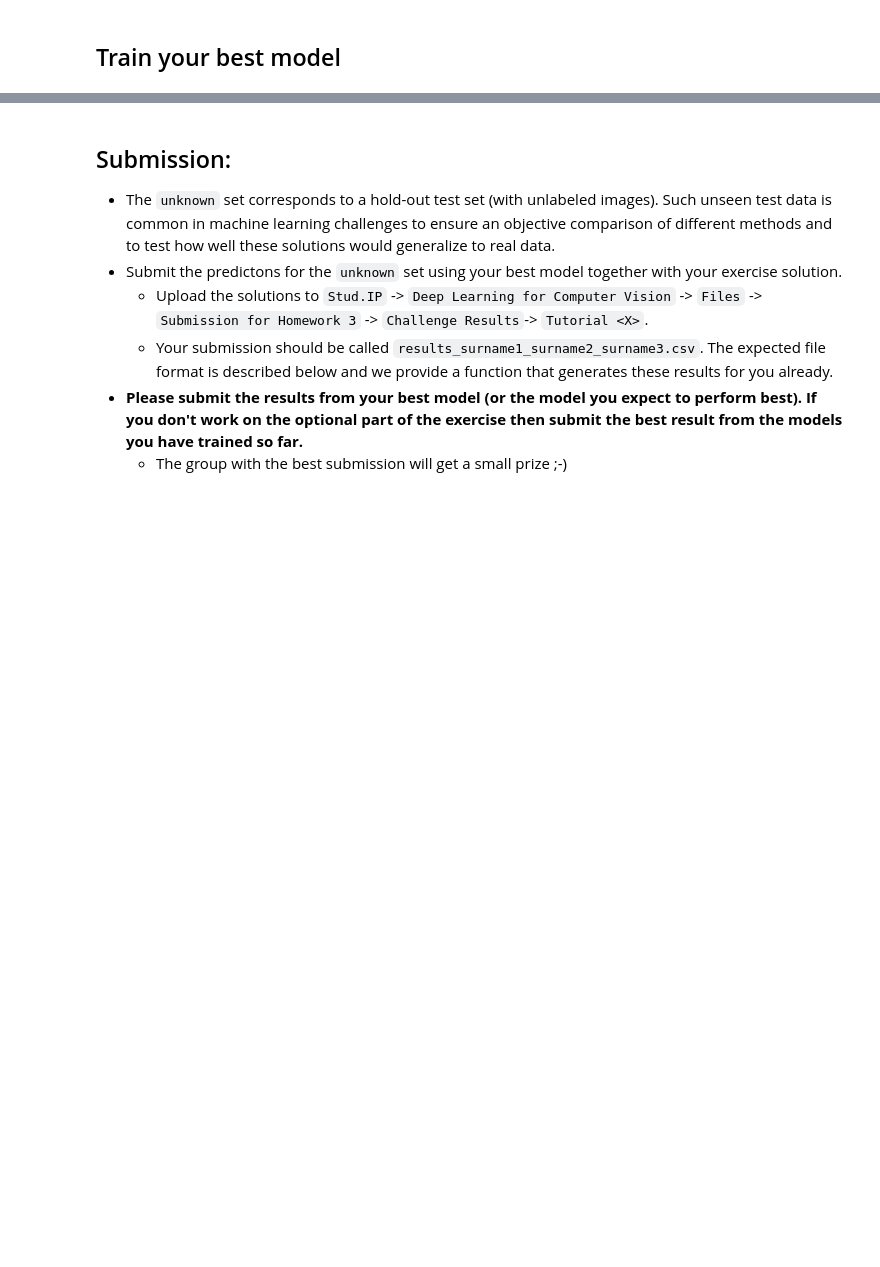
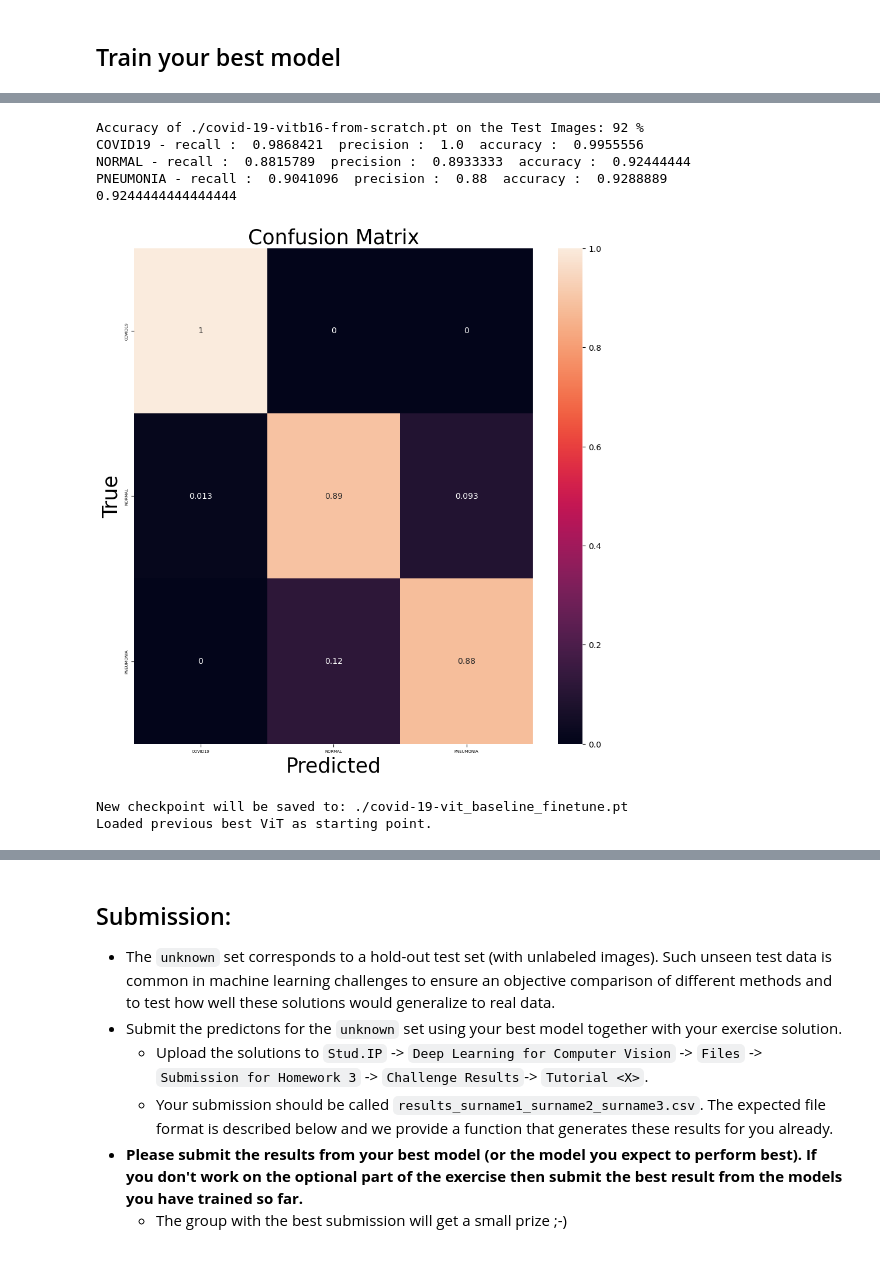
Before and after one commit to dimitrisavellas/Deep-Learning-GR, a Jupyter notebook: Exercise 3/Ex3_part1.ipynb, the cells around one changed output, grey strips where cells are left out. Saved outputs shown, nothing was run; the diff lists cells and outputs as text; code cells hidden in the pictures; blank space fills up the shorter version.

```diff
--- a/Exercise 3/Ex3_part1.ipynb
+++ b/Exercise 3/Ex3_part1.ipynb
@@ -1065,0 +1185,40 @@ You can divide some of these tasks up among your group and train the best model
+# %%
+new_model.load_state_dict(torch.load(checkpoint_path))
+new_model.to(device)
+correct, total = utils.test_evaluation(new_model, test_loader, device)
+print(f'Accuracy of {checkpoint_path} on the Test Images: %d %%' % (100 * correct / total))
+cm = utils.get_confusion_matrix(classes, test_loader, new_model, device)
+utils.check_precision_recall_accuracy(cm, classes)
+utils.visualize_confusion_matrix(cm, classes, correct, total)
+# %% [output]
+Accuracy of ./covid-19-vitb16-from-scratch.pt on the Test Images: 92 %
+COVID19 - recall :  0.9868421  precision :  1.0  accuracy :  0.9955556
+NORMAL - recall :  0.8815789  precision :  0.8933333  accuracy :  0.92444444
+PNEUMONIA - recall :  0.9041096  precision :  0.88  accuracy :  0.9288889
+0.9244444444444444
+[figure, added]
+# %%
+checkpoint_path_old = os.path.join(root_dir, "covid-19-vitb16-from-scratch.pt")
+
+model_name = "vit_baseline_finetune"
+checkpoint_path = os.path.join(root_dir, f"covid-19-{model_name}.pt")
+print("New checkpoint will be saved to:", checkpoint_path)
+
+# Rebuild the same ViT architecture
+weights_path = os.path.join(root_dir, "vit_b_16_imagenet1k.pth")
+model_vit = torchvision.models.vit_b_16(weights=None)
+state_dict = torch.load(weights_path, map_location=device)
+model_vit.load_state_dict(state_dict, strict=False)
+
+num_ftrs = model_vit.heads.head.in_features
+model_vit.heads.head = nn.Linear(num_ftrs, num_classes)
+
+# Now load  trained weights from the old run
+model_vit.load_state_dict(torch.load(checkpoint_path_old, map_location=device))
+model_vit.to(device)
+torch.cuda.empty_cache()
+
+print("Loaded previous best ViT as starting point.")
+# %% [output]
+New checkpoint will be saved to: ./covid-19-vit_baseline_finetune.pt
+Loaded previous best ViT as starting point.
```
Also changed, not shown: parts of 9 cells of this notebook, 1 other file.
